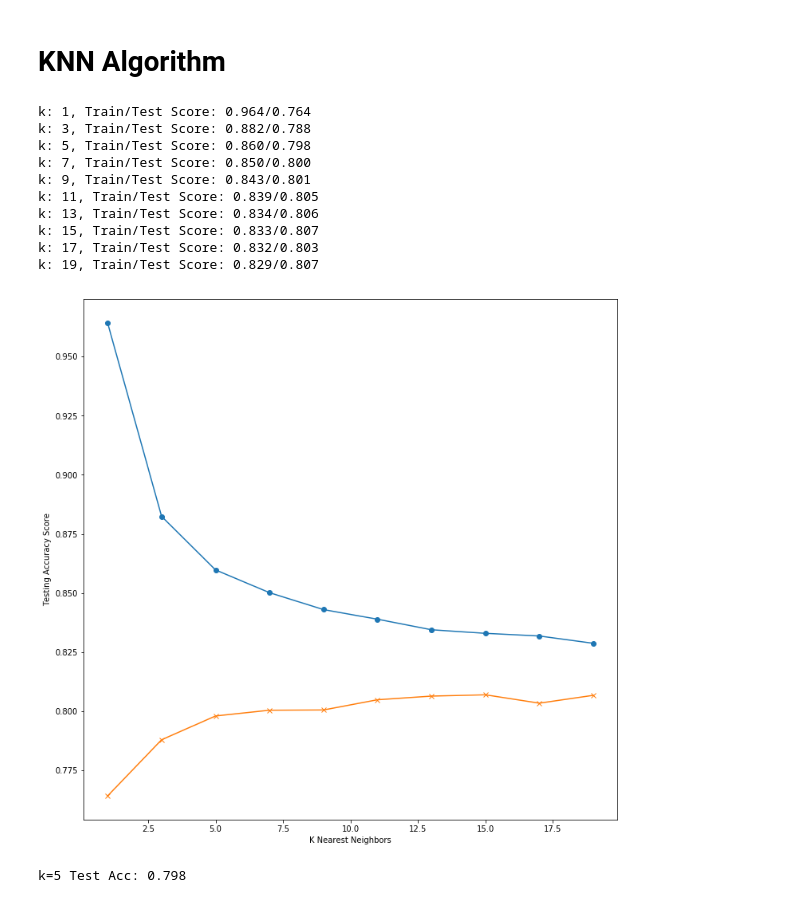
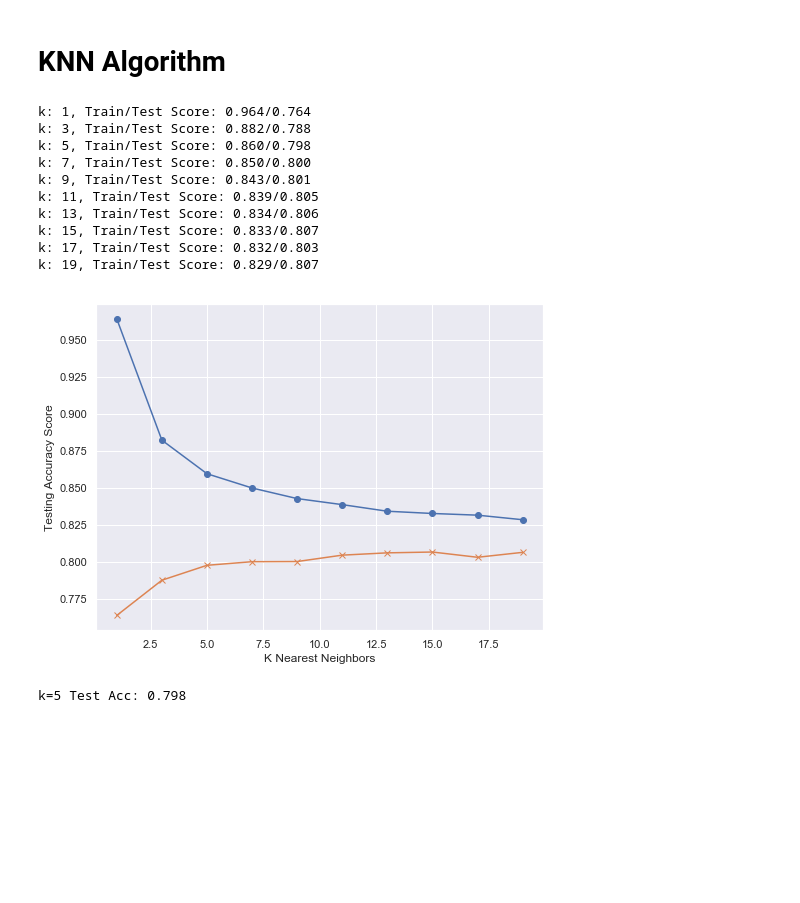
Before and after one commit to SindhujaJayakumar/AdultIncome-Prediction, a Jupyter notebook: Us_income_main.ipynb, the cells around one changed output. Saved outputs shown, nothing was run; the diff lists cells and outputs as text; code cells hidden in the pictures; blank space fills up the shorter version.

```diff
--- a/Us_income_main.ipynb
+++ b/Us_income_main.ipynb
@@ -256,7 +245,7 @@ X = df.drop(['Income_Above/Below_50K'], axis = 1)
 X = pd.get_dummies(X)
 print("Total features: {}".format(X.shape[1]))
 
-X_train, X_test, y_train, y_test = train_test_split(X, y, test_size = 0.30, random_state = 0)
+X_train, X_test, y_train, y_test = train_test_split(X, y, test_size = 0.3, random_state = 0)
 # %% [output]
 Total features: 59
 # %% [markdown]
@@ -323,0 +281,11 @@ print(confusion_matrix(y_test,predictions))
+# %%
+#confusion_matrix
+
+from sklearn.metrics import confusion_matrix
+#Plotting the confusion matrix
+sns.set(rc={'figure.figsize':(8,6)})
+cfm = confusion_matrix(y_test,predictions)
+sns.heatmap(cfm, annot=True)
+print(cfm)
+plt.xlabel('Predicted classes')
+plt.ylabel('Actual classes')
@@ -335,35 +318,35 @@ from sklearn.neighbors import KNeighborsClassifier
 # %%
 # Loop through different k values to see which has the highest accuracy
 # Note: We only use odd numbers because we don't want any ties
 train_scores = []
 test_scores = []
 for k in range(1, 20, 2):
     knn = KNeighborsClassifier(n_neighbors=k)
     knn.fit(X_train, y_train)
     train_score = knn.score(X_train, y_train)
     test_score = knn.score(X_test, y_test)
     train_scores.append(train_score)
     test_scores.append(test_score)
     print(f"k: {k}, Train/Test Score: {train_score:.3f}/{test_score:.3f}")
 
-plt.figure(figsize = (12, 12))
+
 plt.plot(range(1, 20, 2), train_scores, marker='o')
 plt.plot(range(1, 20, 2), test_scores, marker="x")
 plt.xlabel("K Nearest Neighbors")
 plt.ylabel("Testing Accuracy Score")
 plt.show()
 # %% [output]
 k: 1, Train/Test Score: 0.964/0.764
 k: 3, Train/Test Score: 0.882/0.788
 k: 5, Train/Test Score: 0.860/0.798
 k: 7, Train/Test Score: 0.850/0.800
 k: 9, Train/Test Score: 0.843/0.801
 k: 11, Train/Test Score: 0.839/0.805
 k: 13, Train/Test Score: 0.834/0.806
 k: 15, Train/Test Score: 0.833/0.807
 k: 17, Train/Test Score: 0.832/0.803
 k: 19, Train/Test Score: 0.829/0.807
-[figure, old version]
+[figure, new version]
 # %%
 # Note that k: 5 provides the best accuracy where the classifier starts to stablize
 knn = KNeighborsClassifier(n_neighbors=5)
```
Also changed, not shown: parts of 18 cells of this notebook, 1 other file.
